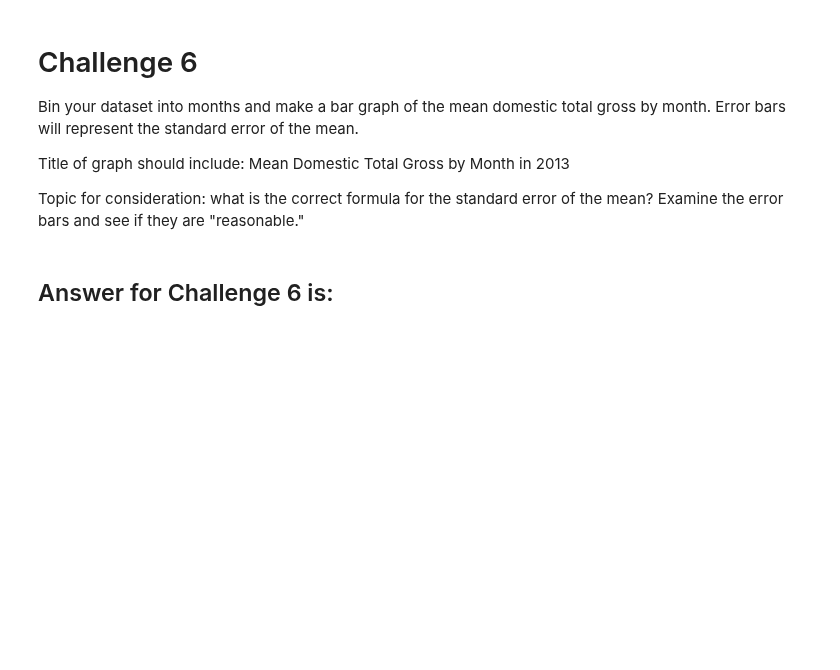
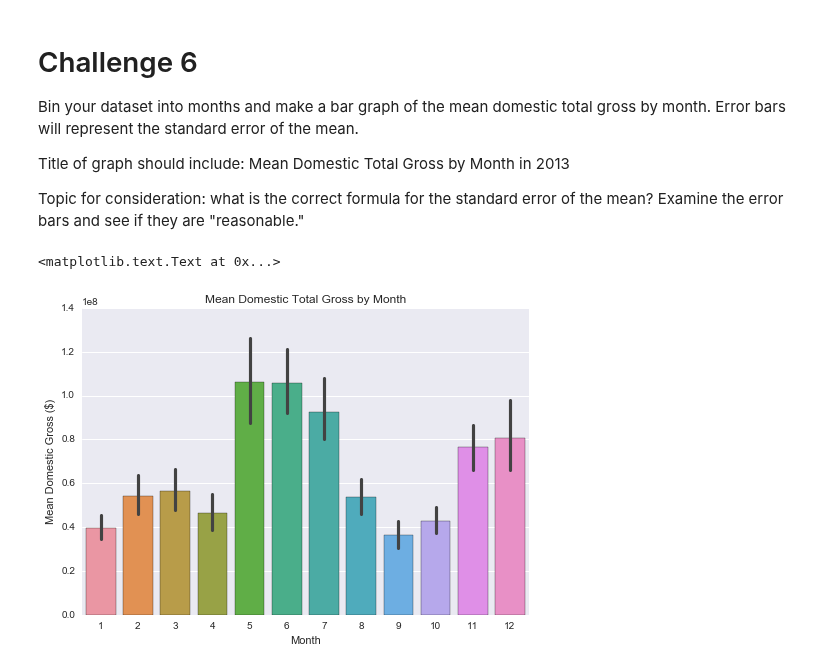
Before and after one commit to robinsones/dsp, a Jupyter notebook: challenges/submissions/02-luther1/bryant/bryant_02-luther1.ipynb, the cells around one changed output. Saved outputs shown, nothing was run; the diff lists cells and outputs as text; code cells hidden in the pictures; blank space fills up the shorter version.

Commit message:
completed challenge set

```diff
--- a/challenges/submissions/02-luther1/bryant/bryant_02-luther1.ipynb
+++ b/challenges/submissions/02-luther1/bryant/bryant_02-luther1.ipynb
@@ -173,6 +214,15 @@ Bin your dataset into months and make a bar graph of the mean domestic total gro
 Title of graph should include: Mean Domestic Total Gross by Month in 2013
 
 Topic for consideration: what is the correct formula for the standard error of the mean? Examine the error bars and see if they are "reasonable."
-# %% [markdown]
-## Answer for Challenge 6 is:
-###
+# %%
+df_6 = df.copy()
+df_6['Month'] = pd.DatetimeIndex(df_6['Released']).month
+
+sns.set_style("darkgrid")
+ax = sns.barplot(x="Month", y="Dom_Gross", data=df_6)
+ax.set_title('Mean Domestic Total Gross by Month')
+ax.set_xlabel('Month')
+ax.set_ylabel('Mean Domestic Gross ($)')
+# %% [output]
+<matplotlib.text.Text at 0x...>
+[figure, added]
```
Also changed, not shown: parts of 8 cells of this notebook.
